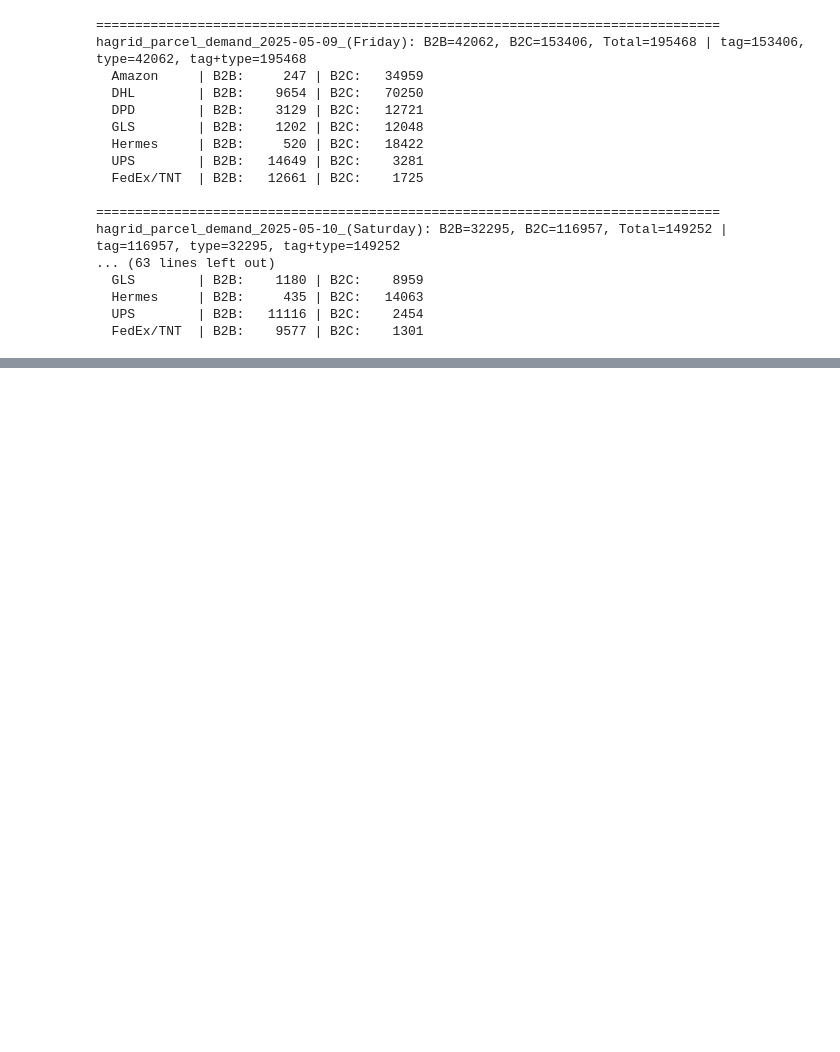
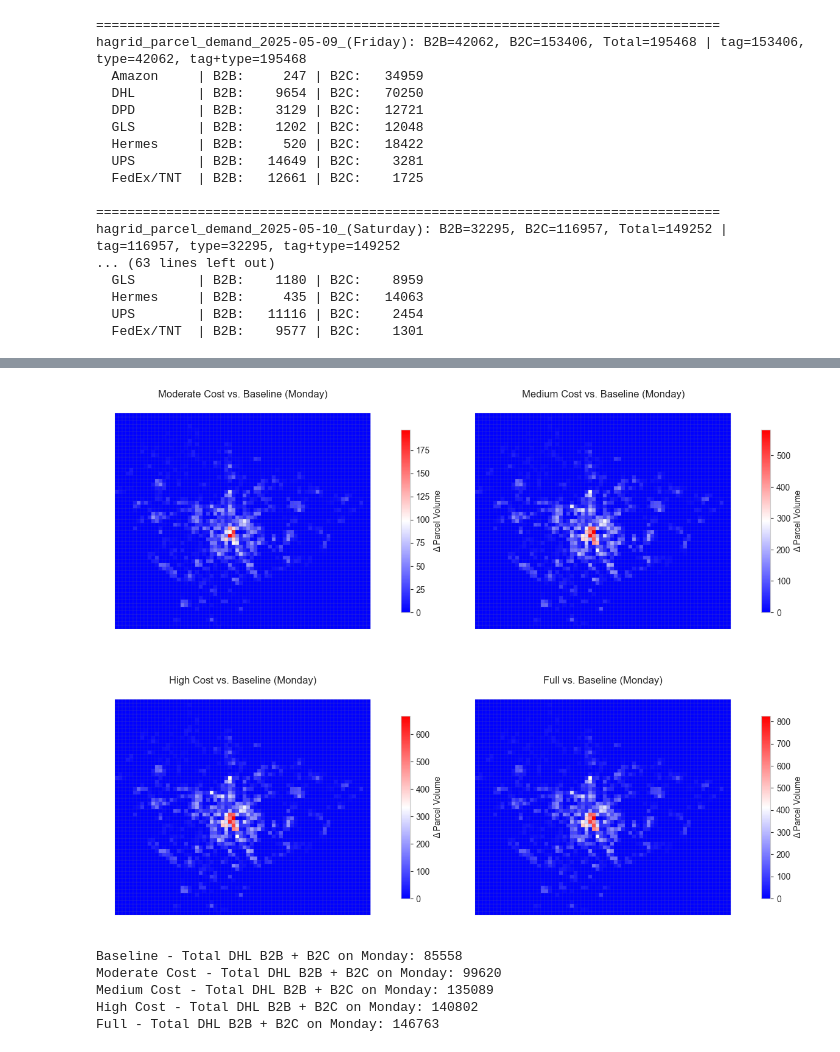
Before and after one commit to TUBS-IVS/HAGRID, a Jupyter notebook: parcel-demand-estimation/BatchDeliveryStrategiesGenerator.ipynb, the cells around one changed output, grey strips where cells are left out. Cells and saved outputs as stored; diff of their text form; code cells hidden in the pictures; blank space fills up the shorter version.

```diff
--- a/parcel-demand-estimation/BatchDeliveryStrategiesGenerator.ipynb
+++ b/parcel-demand-estimation/BatchDeliveryStrategiesGenerator.ipynb
@@ -1508,0 +2086,69 @@ Tuesday FedEx/TNT: old=71, new=721
+# %%
+import geopandas as gpd
+import matplotlib.pyplot as plt
+import numpy as np
+import pandas as pd
+from shapely.geometry import box
+
+# 1. Grundlage: Montag aus Baseline (old_week)
+gdf_base = old_week["Monday"].copy()
+gdf_base["Total"] = gdf_base["dhl_b2b"] + gdf_base["dhl_b2c"]
+gdf_base = gdf_base[gdf_base["Total"] > 0].copy()
+
+# 2. Rasterdefinition (500 × 500 m)
+cell_size = 1000  # in meters
+bbox = gdf_base.total_bounds  # [minx, miny, maxx, maxy]
+xmin, ymin, xmax, ymax = bbox
+
+cols = list(np.arange(xmin, xmax + cell_size, cell_size))
+rows = list(np.arange(ymin, ymax + cell_size, cell_size))
+
+grid_cells = []
+for x in cols:
+    for y in rows:
+        grid_cells.append(box(x, y, x + cell_size, y + cell_size))
+
+grid = gpd.GeoDataFrame(geometry=grid_cells, crs=gdf_base.crs)
+grid["grid_id"] = grid.index
+
+# 3. Join: DHL-Sendungen aus Baseline zählen pro Zelle
+joined_base = gpd.sjoin(gdf_base, grid, how="inner", predicate="intersects")
+baseline_counts = joined_base.groupby("grid_id")["Total"].sum().reset_index()
+grid = grid.merge(baseline_counts, on="grid_id", how="left").rename(columns={"Total": "Baseline"})
+grid["Baseline"] = grid["Baseline"].fillna(0)
+
+# 4. Abweichungen für andere Szenarien
+scenario_defs = {
+    "Moderate Cost": new_moderate_week,
+    "Medium Cost": new_medium_week,
+    "High Cost": new_high_week,
+    "Full": new_full_week
+}
+
+for scen_name, weekdict in scenario_defs.items():
+    gdf_scen = weekdict["Monday"].copy()
+    gdf_scen["Total"] = gdf_scen["dhl_b2b"] + gdf_scen["dhl_b2c"]
+    gdf_scen = gdf_scen[gdf_scen["Total"] > 0].copy()
+
+    joined = gpd.sjoin(gdf_scen, grid, how="inner", predicate="intersects")
+    counts = joined.groupby("grid_id")["Total"].sum().reset_index()
+    counts = counts.rename(columns={"Total": f"Total_{scen_name}"})
+
+    grid = grid.merge(counts, on="grid_id", how="left")
+    grid[f"Total_{scen_name}"] = grid[f"Total_{scen_name}"].fillna(0)
+    grid[f"Delta_{scen_name}"] = grid[f"Total_{scen_name}"] - grid["Baseline"]
+
+# 5. Plot: Abweichungen als Karten
+fig, axes = plt.subplots(2, 2, figsize=(12, 10))
+axes = axes.flatten()
+
+for i, scen_name in enumerate(scenario_defs.keys()):
+    ax = axes[i]
+    grid.plot(column=f"Delta_{scen_name}", cmap="bwr", linewidth=0.1, edgecolor="grey",
+              legend=True, ax=ax, legend_kwds={"label": "Δ Parcel Volume", "shrink": 0.6})
+    ax.set_title(f"{scen_name} vs. Baseline (Monday)")
+    ax.axis("off")
+
+plt.tight_layout()
+plt.show()
+# %% [output]
@@ -1508,0 +2172,10 @@ Tuesday FedEx/TNT: old=71, new=721
+[figure, added]
+# %%
+for scen_name, weekdict in scenarios:
+    print(f"{scen_name} - Total DHL B2B + B2C on Monday: {weekdict['Monday']['dhl_b2b'].sum() + weekdict['Monday']['dhl_b2c'].sum()}")
+# %% [output]
+Baseline - Total DHL B2B + B2C on Monday: 85558
+Moderate Cost - Total DHL B2B + B2C on Monday: 99620
+Medium Cost - Total DHL B2B + B2C on Monday: 135089
+High Cost - Total DHL B2B + B2C on Monday: 140802
+Full - Total DHL B2B + B2C on Monday: 146763
```
Also changed, not shown: parts of 17 cells of this notebook, 25 other files.
